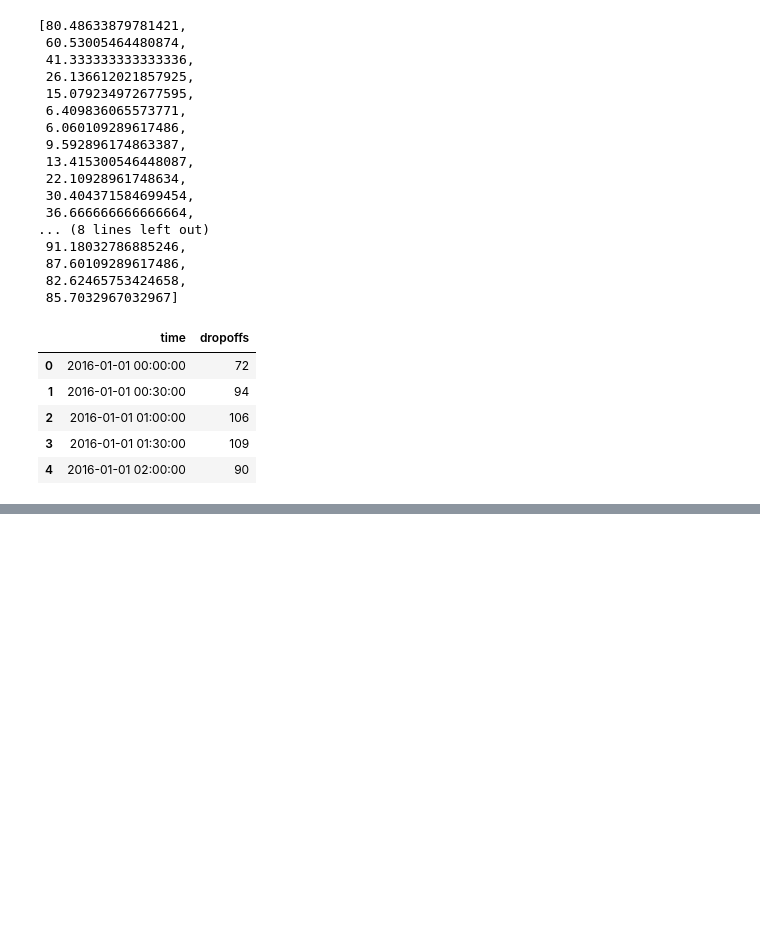
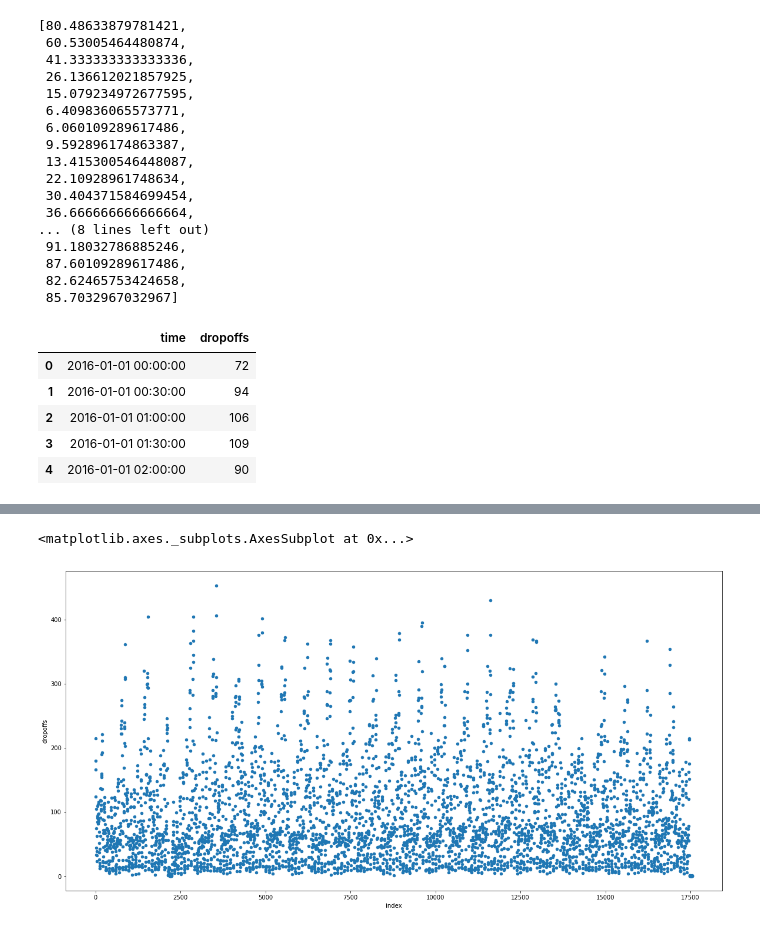
Before and after one commit to inon-peled/dtu_visualization_d3_course, a Jupyter notebook: project/py/prepare_dropoffs_data_for_d3.ipynb, the cells around one changed output, grey strips where cells are left out. Drawn from its saved outputs; the diff is of its cells as text; code cells hidden in the pictures; blank space fills up the shorter version.

```diff
--- a/project/py/prepare_dropoffs_data_for_d3.ipynb
+++ b/project/py/prepare_dropoffs_data_for_d3.ipynb
@@ -122,0 +124,9 @@ for_d3(os.path.join('data', 'dropoffs_bowery_ballroom_0.003.csv.gz'))\
+# %%
+d_for_plot.reset_index().reset_index().assign(date=lambda df: df.time.dt.date)\
+    .assign(hour=lambda df: df.time.dt.hour)\
+    .drop(['time', 'venue'], axis=1)\
+    .groupby(['date', 'hour'])\
+    .sum().plot.scatter(x='index', y='dropoffs')
+# %% [output]
+<matplotlib.axes._subplots.AxesSubplot at 0x...>
+[figure, added]
```
Also changed, not shown: parts of 7 cells of this notebook, 1 other file.
